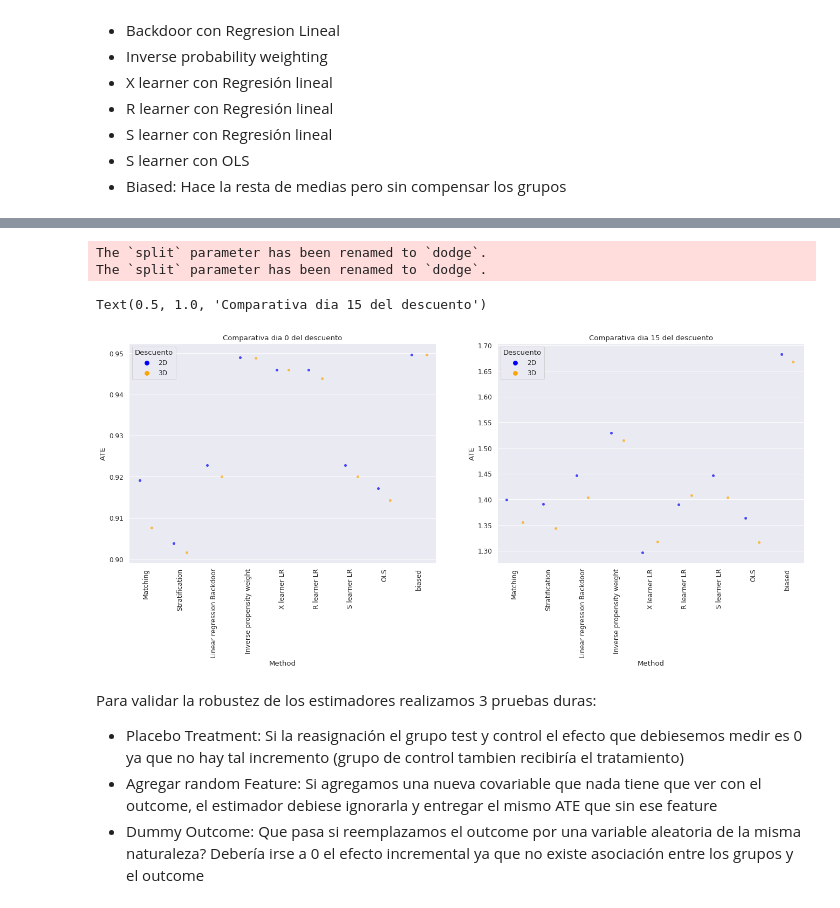
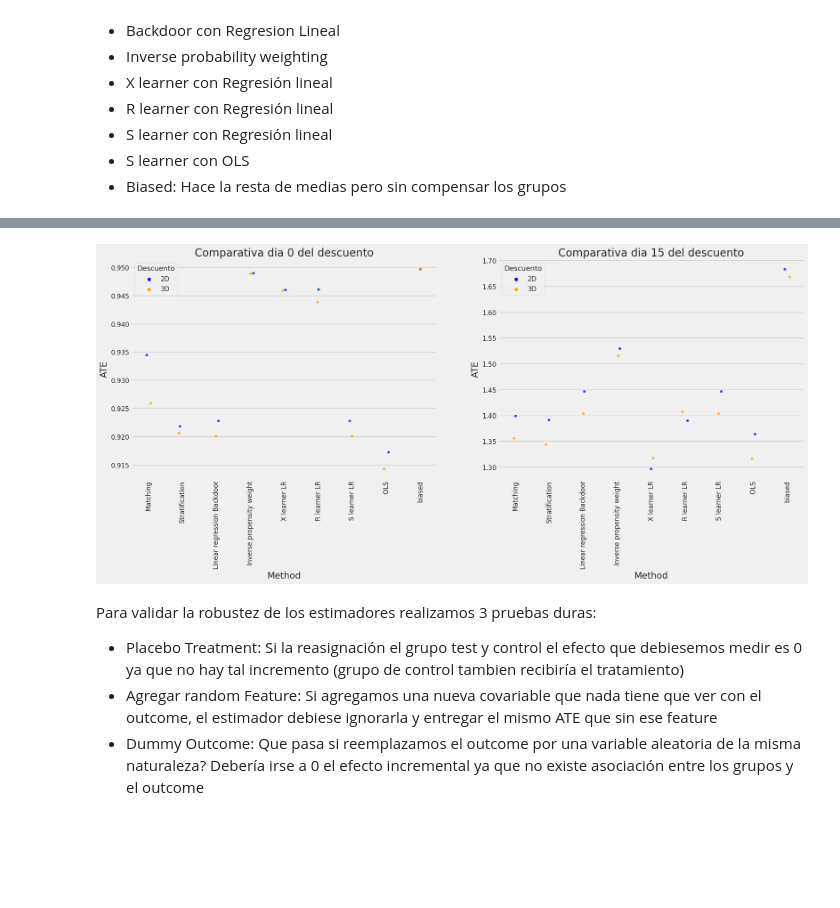
Before and after one commit to institutohumai/causalidad, a Jupyter notebook: 4_AplicacionesRealesEnLaIndustria/clase_4.ipynb, the cells around one changed output, grey strips where cells are left out. Saved outputs shown, nothing was run; the diff lists cells and outputs as text; code cells hidden in the pictures; blank space fills up the shorter version.

```diff
--- a/4_AplicacionesRealesEnLaIndustria/clase_4.ipynb
+++ b/4_AplicacionesRealesEnLaIndustria/clase_4.ipynb
@@ -151,7 +160,7 @@ Este análisis lo haremos solo con el grupo que recibe 1 descuento, pero es igua
 # %%
 %%capture --no-display
 
-import pymc3 as pm
+import pymc as pm
 import arviz as az
 
 test = users.loc[users.GRUPO_RAND == "1D"].Outcome.values
@@ -171,8 +180,12 @@ with pm.Model() as model:
 
     # Sampler
     step = pm.Metropolis()
-    trace = pm.sample(5000, step=step) # vamos a samplear 5000 muestras usando el sampler de Metropolis
-    burned_trace=trace[1000:] # en los analisis bayesianos se suele "quemar" las primeras muestras dibujadas ya que tarda en converger
+    # trace = pm.sample(5000, step=step) # vamos a samplear 5000 muestras usando el sampler de Metropolis
+    # burned_trace=trace[1000:] # en los analisis bayesianos se suele "quemar" las primeras muestras dibujadas ya que tarda en converger
+
+    # vamos a samplear 5000 muestras usando el sampler de Metropolis
+    # en los analisis bayesianos se suele "quemar" las primeras muestras dibujadas ya que tarda en converger
+    burned_trace = pm.sample(5000, tune=1000, step=step, discard_tuned_samples=True)
 
 pm.model_to_graphviz(model)
 # %% [output]
@@ -391,39 +404,39 @@ resus_0d_3D = models_estimations(users_test,"Outcome")
 # Para visualizar los datos de forma comparable generamos un dataset con entrada metodo y ATE de ese metodo. Luego apendeamos para las predicciones de 2 y 3 descuentos
 # para poder visualizarlo de forma correcta
 
 def merger_foo(resus_15d_xD):
     df = pd.DataFrame([])
     df["Method"] = ["Matching","Stratification","Linear regression Backdoor","Inverse propensity weight","X learner LR","R learner LR",
                     "S learner LR","OLS","biased"]
     df["ATE"] = [resus_15d_xD["PSM"],resus_15d_xD["PSS"],resus_15d_xD["LR"],resus_15d_xD["IPW"],resus_15d_xD["XLR"][1],resus_15d_xD["RLR"][1],
                  resus_15d_xD["SLR"][0],resus_15d_xD["OLS"][1],resus_15d_xD["biased"]]
 
     return df
 
 
 fig, ax = plt.subplots(1,2,figsize=(20,7))
 
 # Comparativa de distintas metodologías en el dia del envio del descuento
 df = merger_foo(resus_0d_2D).assign(Descuento="2D").append(merger_foo(resus_0d_3D).assign(Descuento="3D"))
+df['ATE'] = df['ATE'].apply(lambda x: x[0] if type(x)==np.ndarray else x)
+
 sns.stripplot(data = df, x='Method', y = 'ATE', hue = 'Descuento',
-              jitter = True, split = True, alpha = 0.7,
+              jitter = True, alpha = 0.7,
               palette = ['blue','orange'],ax=ax[0])
 ax[0].tick_params(axis='x', rotation=90)
 ax[0].set_title("Comparativa dia 0 del descuento")
 
 # Comparativa de distintas metodologías 15 dias post envio del descuento
 df = merger_foo(resus_15d_2D).assign(Descuento="2D").append(merger_foo(resus_15d_3D).assign(Descuento="3D"))
+df['ATE'] = df['ATE'].apply(lambda x: x[0] if type(x)==np.ndarray else x)
 sns.stripplot(data = df, x='Method', y = 'ATE', hue = 'Descuento',
-              jitter = True, split = True, alpha = 0.7,
+              jitter = True, alpha = 0.7,
               palette = ['blue','orange'],ax=ax[1])
 # g.set_xticklabels(rotation=30)
 ax[1].tick_params(axis='x', rotation=90)
 _= ax[1].set_title("Comparativa dia 15 del descuento")
 # %% [output]
-The `split` parameter has been renamed to `dodge`.
-The `split` parameter has been renamed to `dodge`.
-Text(0.5, 1.0, 'Comparativa dia 15 del descuento')
-[figure, old version]
+[figure, new version]
 # %% [markdown]
 Para validar la robustez de los estimadores realizamos 3 pruebas duras:
 
```
Also changed, not shown: parts of 18 cells of this notebook, 15 other files.
